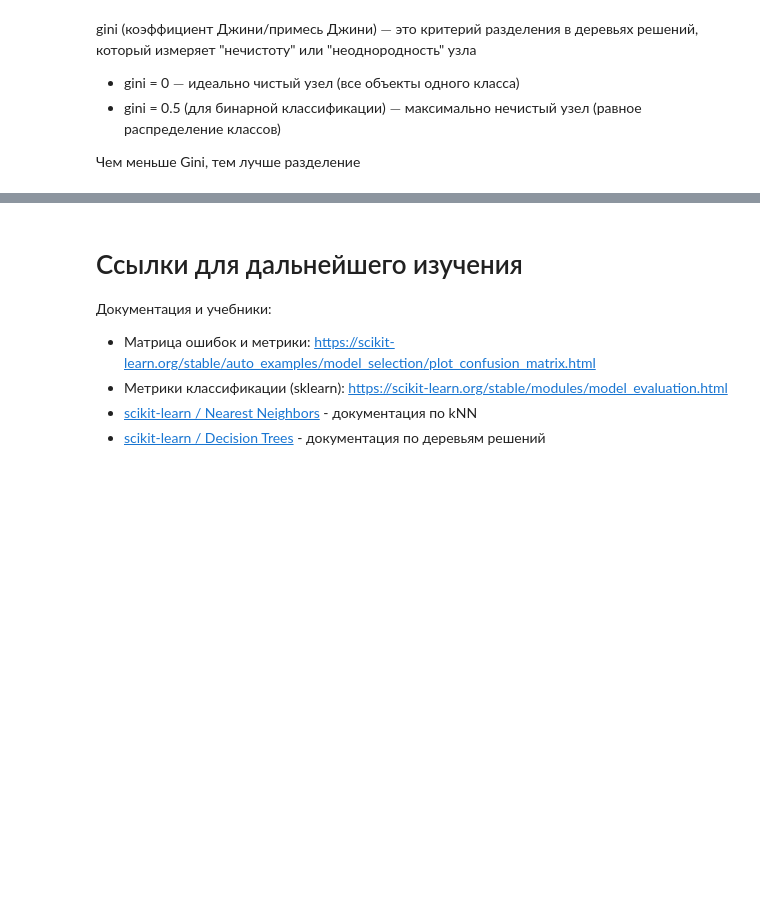
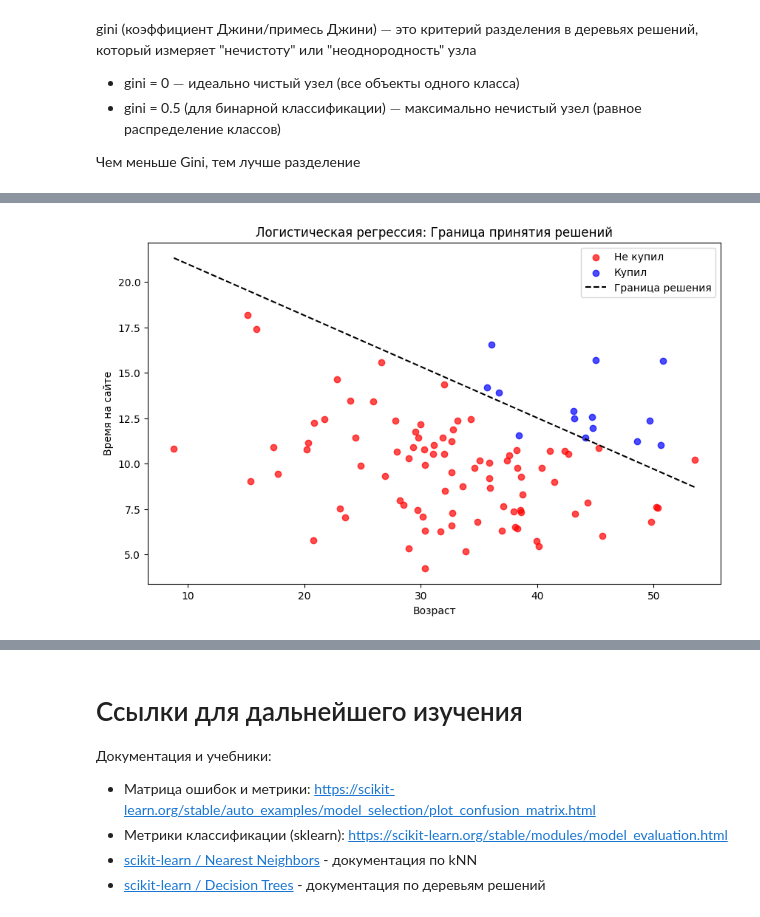
Before and after one commit to tolltech/it-curse, a Jupyter notebook: ai_classification/classification.ipynb, the cells around one changed output, grey strips where cells are left out. Cells and saved outputs as stored; diff of their text form; code cells hidden in the pictures; blank space fills up the shorter version.

```diff
--- a/ai_classification/classification.ipynb
+++ b/ai_classification/classification.ipynb
@@ -53,0 +102,39 @@ gini (коэффициент Джини/примесь Джини) $-$ это к
+# %%
+import numpy as np
+import matplotlib.pyplot as plt
+from sklearn.linear_model import LogisticRegression
+
+# Сгенерируем синтетические данные
+np.random.seed(42)
+age = np.random.normal(35, 10, 100) # Возраст
+time_on_site = np.random.normal(10, 3, 100) # Время на сайте
+
+# Создаем целевую переменную: 1 если покупка была, 0 если нет
+# (логика: вероятность покупки выше у старших и тех, кто дольше на сайте)
+purchase = ((age > 40) & (time_on_site > 12) | (age > 35) & (time_on_site > 11)).astype(int)
+
+# Обучаем модель
+X = np.column_stack((age, time_on_site))
+model = LogisticRegression()
+model.fit(X, purchase)
+
+# Визуализация
+plt.figure(figsize=(10, 6))
+plt.scatter(age[purchase==0], time_on_site[purchase==0], c='red' , label='Не купил', alpha=0.7)
+plt.scatter(age[purchase==1], time_on_site[purchase==1], c='blue', label='Купил', alpha=0.7)
+
+# Строим границу решения
+coef = model.coef_[0]
+intercept = model.intercept_
+
+age_range = np.linspace(age.min(), age.max(), 100)
+decision_boundary = -(coef[0] * age_range + intercept) / coef[1] # Решаем уравнение w*x + b = 0
+
+plt.plot(age_range, decision_boundary, 'k--', label='Граница решения')
+plt.xlabel('Возраст')
+plt.ylabel('Время на сайте')
+plt.legend()
+plt.title('Логистическая регрессия: Граница принятия решений')
+plt.show()
+# %% [output]
+[figure, added]
```
Also changed, not shown: parts of 49 cells of this notebook.
